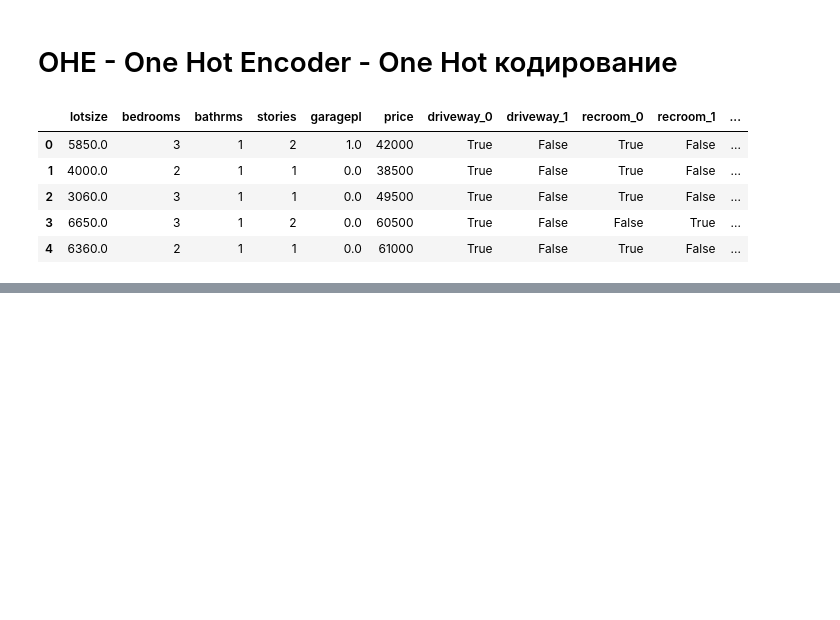
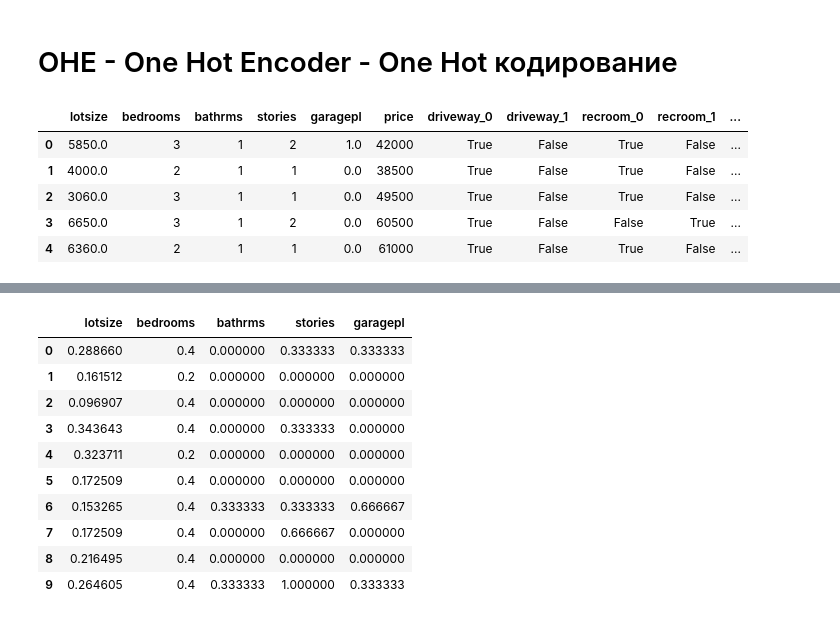
Before and after one commit to Zamanof/AI-Applications-Using-Python-FSDE_Oct_24_3_ru, a Jupyter notebook: AI 06/AI 06. House price regression.ipynb, the cells around one changed output, grey strips where cells are left out. Cells and saved outputs as stored; diff of their text form; code cells hidden in the pictures; blank space fills up the shorter version.

```diff
--- a/AI 06/AI 06. House price regression.ipynb
+++ b/AI 06/AI 06. House price regression.ipynb
@@ -203,0 +215,21 @@ data_onehot.head()
+# %%
+num_demo = data[numeric_cols].copy()
+mms = MinMaxScaler()
+std_scaler = StandardScaler()
+
+num_demo_mms = pd.DataFrame(mms.fit_transform(num_demo), columns=numeric_cols)
+num_demo_std = pd.DataFrame(std_scaler.fit_transform(num_demo), columns=numeric_cols)
+# %%
+num_demo_mms.head(10)
+# %% [output]
+|  | lotsize | bedrooms | bathrms | stories | garagepl |
+| 0 | 0.288660 | 0.4 | 0.000000 | 0.333333 | 0.333333 |
+| 1 | 0.161512 | 0.2 | 0.000000 | 0.000000 | 0.000000 |
+| 2 | 0.096907 | 0.4 | 0.000000 | 0.000000 | 0.000000 |
+| 3 | 0.343643 | 0.4 | 0.000000 | 0.333333 | 0.000000 |
+| 4 | 0.323711 | 0.2 | 0.000000 | 0.000000 | 0.000000 |
+| 5 | 0.172509 | 0.4 | 0.000000 | 0.000000 | 0.000000 |
+| 6 | 0.153265 | 0.4 | 0.333333 | 0.333333 | 0.666667 |
+| 7 | 0.172509 | 0.4 | 0.000000 | 0.666667 | 0.000000 |
+| 8 | 0.216495 | 0.4 | 0.000000 | 0.000000 | 0.000000 |
+| 9 | 0.264605 | 0.4 | 0.333333 | 1.000000 | 0.333333 |
```
Also changed, not shown: parts of 15 cells of this notebook.
